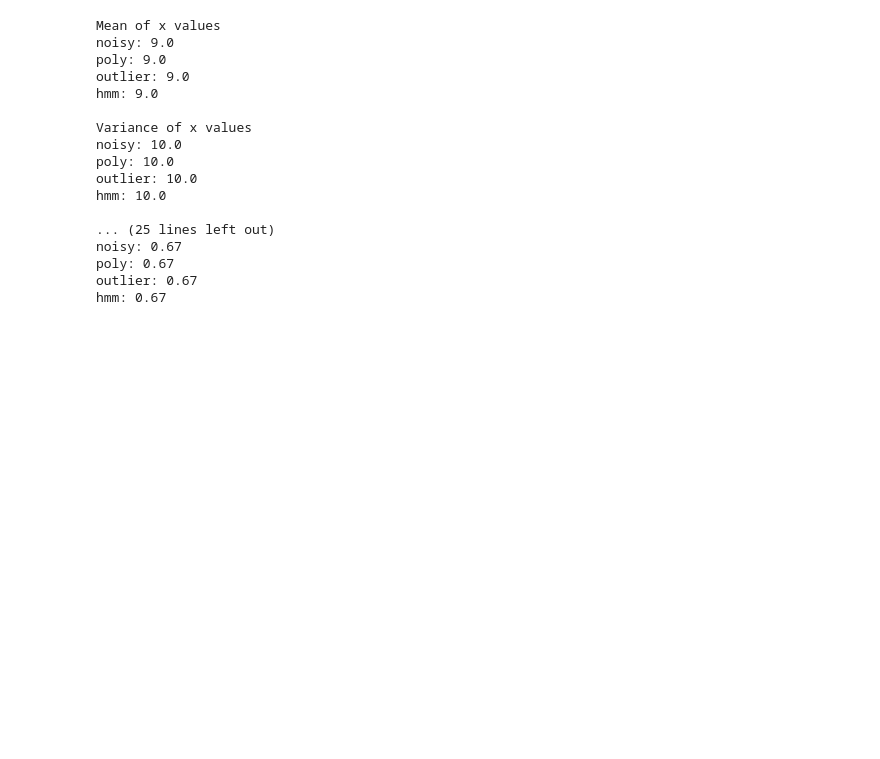
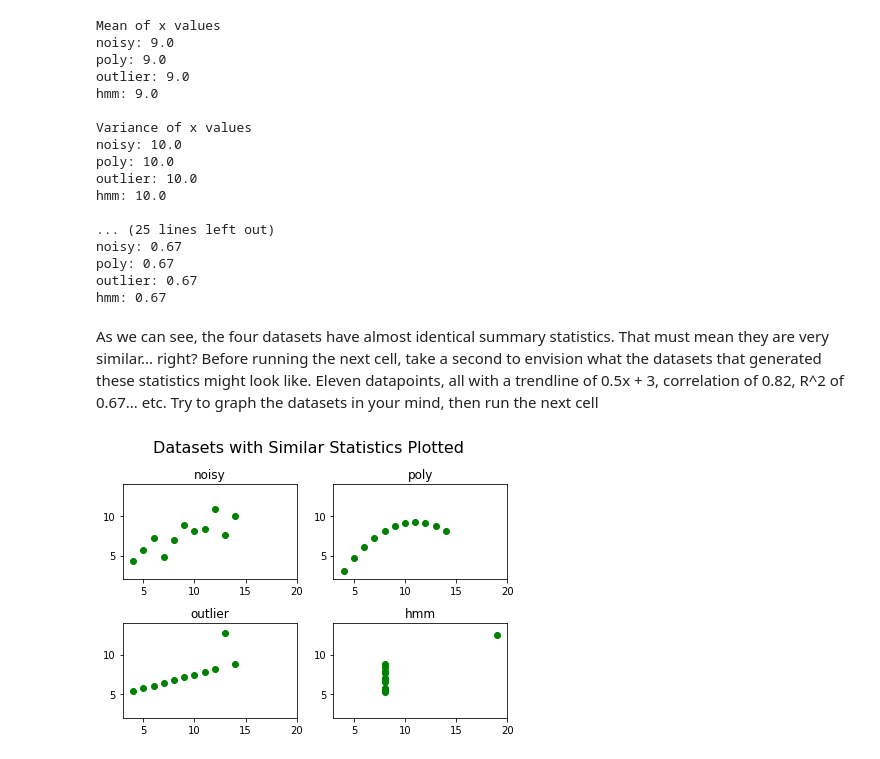
Before and after one commit to sedonalewis/Blog, a Jupyter notebook: Anscombe's_Quartet.ipynb, the cells around one changed output. Saved outputs shown, nothing was run; the diff lists cells and outputs as text; code cells hidden in the pictures; blank space fills up the shorter version.

```diff
--- a/Anscombe's_Quartet.ipynb
+++ b/Anscombe's_Quartet.ipynb
@@ -69,3 +71,34 @@ noisy: 0.67
 poly: 0.67
 outlier: 0.67
 hmm: 0.67
+# %% [markdown]
+As we can see, the four datasets have almost identical summary statistics. That must mean they are very similar... right? Before running the next cell, take a second to envision what the datasets that generated these statistics might look like. Eleven datapoints, all with a trendline of 0.5x + 3, correlation of 0.82, R^2 of 0.67... etc. Try to graph the datasets in your mind, then run the next cell
+# %%
+fig = plt.figure()
+fig.suptitle('Datasets with Similar Statistics Plotted', fontsize=16, y = 1.06)
+
+plt.subplot(221)
+plt.axis((3, 20, 2, 14))
+plt.scatter(x_noisy, y_noisy, color = 'g')
+plt.title('noisy')
+
+
+plt.subplot(222)
+plt.axis((3, 20, 2, 14))
+plt.scatter(x_poly, y_poly, color = 'g')
+plt.title('poly')
+
+plt.subplot(223)
+plt.axis((3, 20, 2, 14))
+plt.scatter(x_outlier, y_outlier, color = 'g')
+plt.title('outlier')
+
+plt.subplot(224)
+plt.axis((3, 20, 2, 14))
+plt.scatter(x_hmm, y_hmm, color = 'g')
+plt.title('hmm')
+
+plt.tight_layout()
+plt.show()
+# %% [output]
+[figure, added]
```
Also changed, not shown: parts of 3 cells of this notebook.
